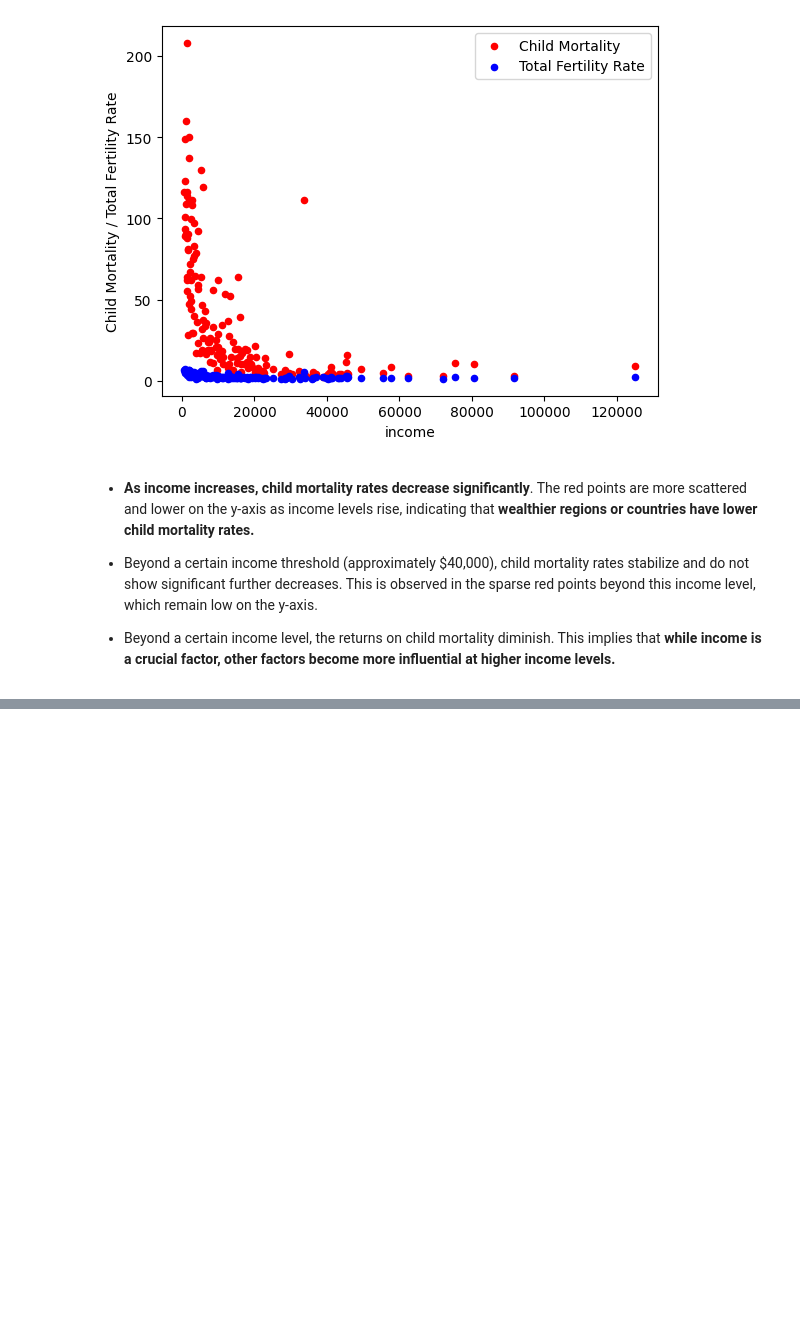
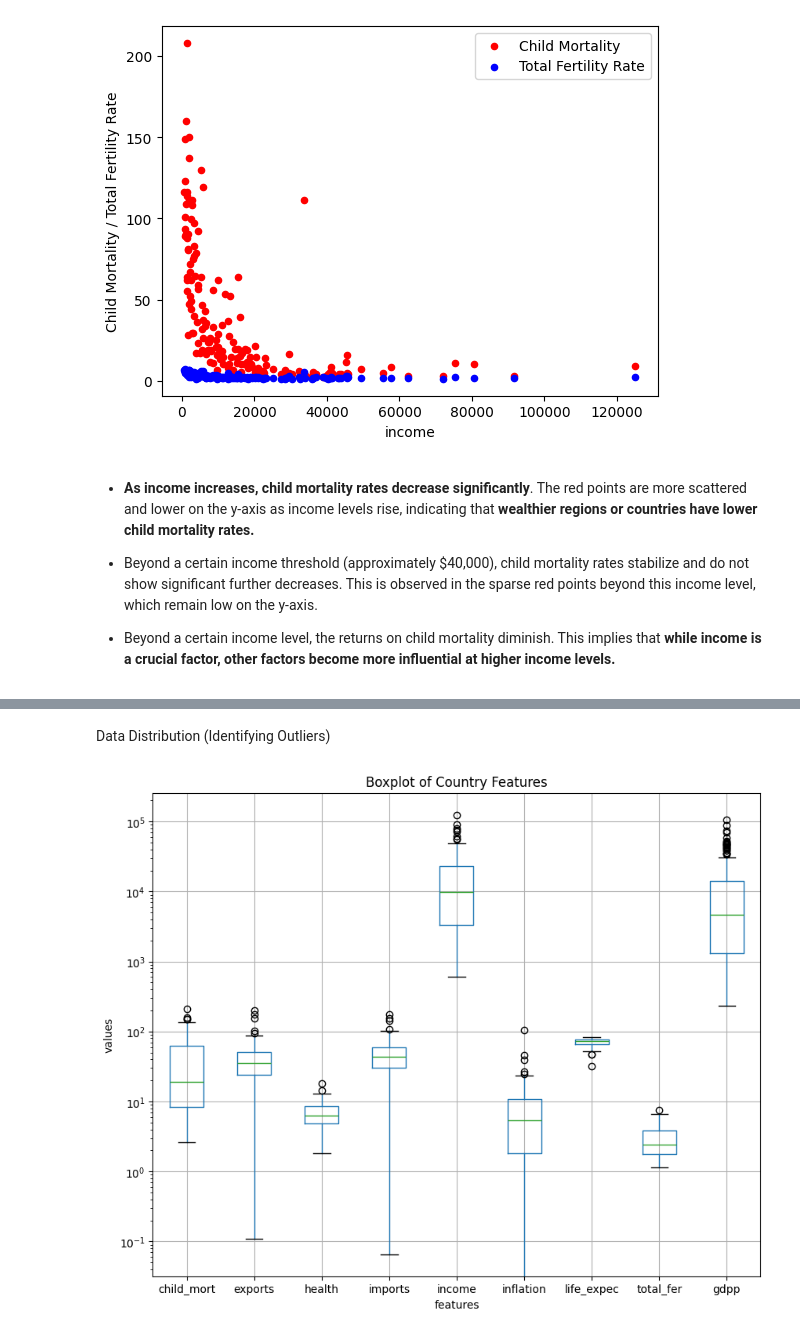
Before and after one commit to matchi-1/Clustering-Countries-Unsupervised-Learning, a Jupyter notebook: notebooks/Clustering-Countries-Unsupervised-Learning.ipynb, the cells around one changed output, grey strips where cells are left out. Cells and saved outputs as stored; diff of their text form; code cells hidden in the pictures; blank space fills up the shorter version.

```diff
--- a/notebooks/Clustering-Countries-Unsupervised-Learning.ipynb
+++ b/notebooks/Clustering-Countries-Unsupervised-Learning.ipynb
@@ -154,0 +153,14 @@ ValueError: x and y must be the same size
+# %% [markdown]
+Data Distribution (Identifying Outliers)
+# %%
+plt.figure(figsize=(10, 8))
+
+# Boxplot to show distribution and outliers
+countries_df.boxplot(figsize=(12, 8))
+plt.yscale('log') # use logarithmic scale on the y-axis to condense values
+plt.ylabel("values")
+plt.xlabel("features")
+plt.title('Boxplot of Country Features')
+plt.show()
+# %% [output]
+[figure, added]
```
Also changed, not shown: parts of 29 cells of this notebook.
